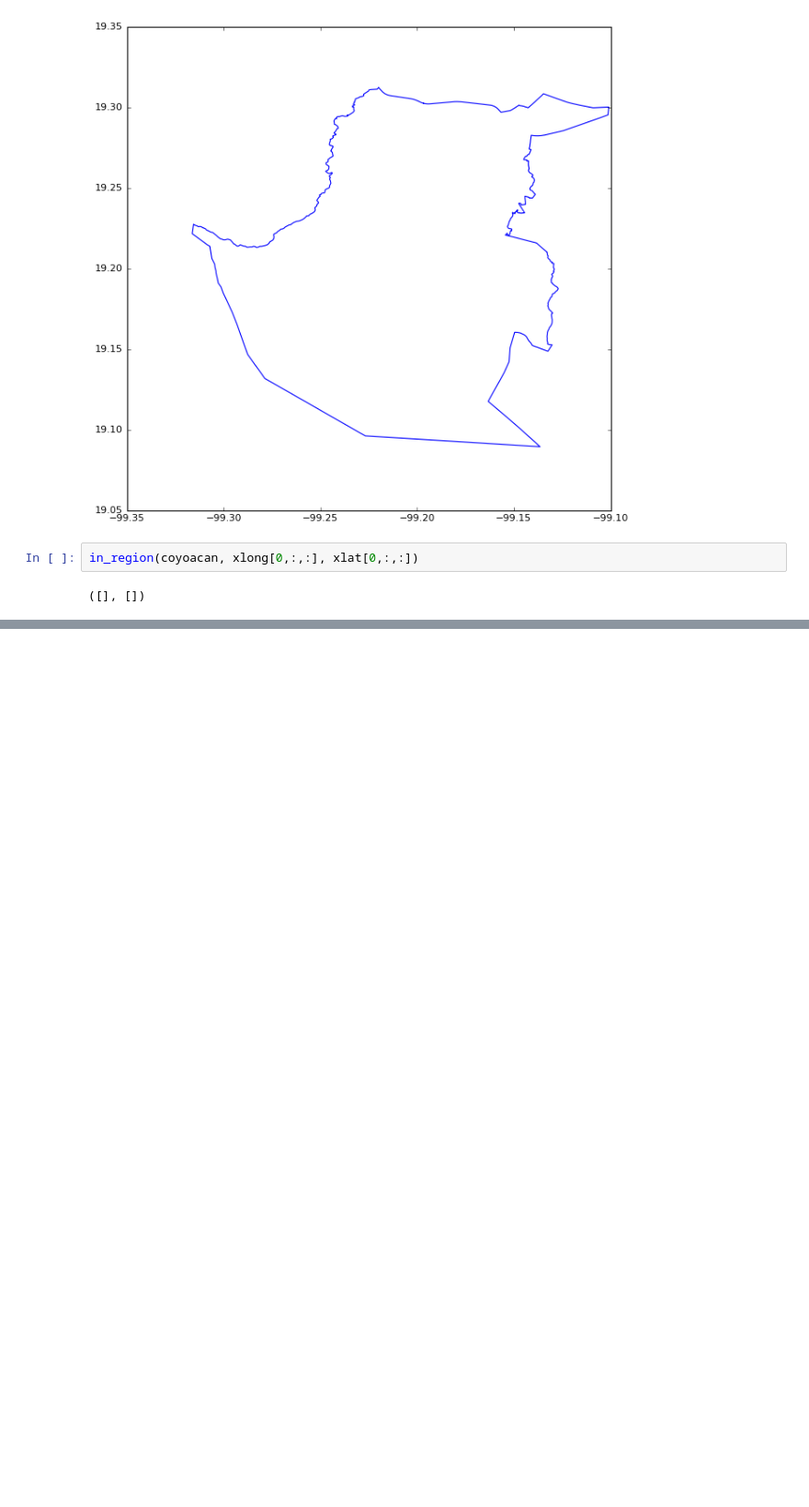
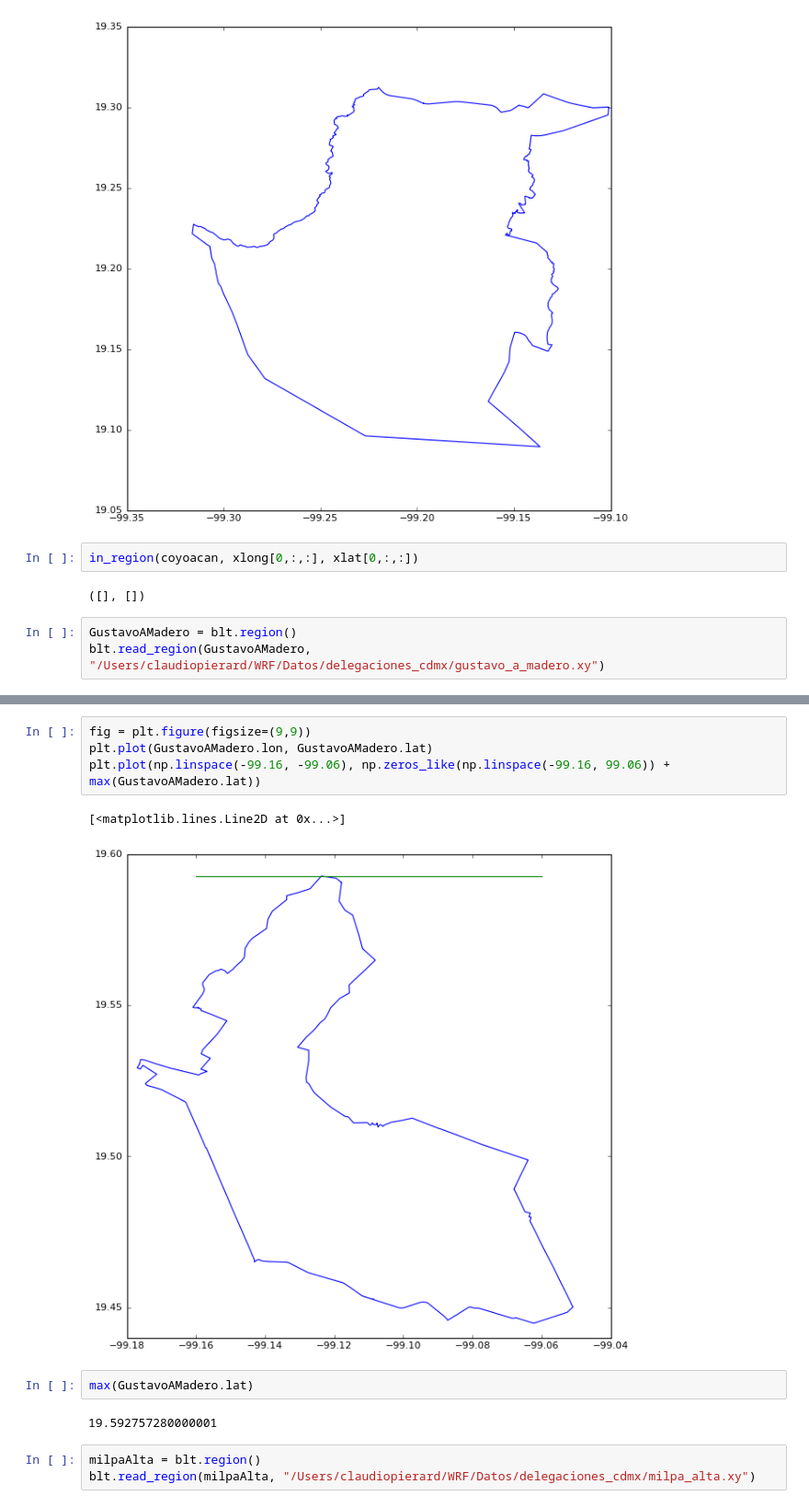
Before and after one commit to cpierard/capa_limite_WRF, a Jupyter notebook: Notebooks/puntos_de malla_en_delegaciones.ipynb, the cells around one changed output, grey strips where cells are left out. Shown: that part at 92% size. Saved outputs shown, nothing was run; the diff lists cells and outputs as text; blank space fills up the shorter version.

```diff
--- a/Notebooks/puntos_de malla_en_delegaciones.ipynb
+++ b/Notebooks/puntos_de malla_en_delegaciones.ipynb
@@ -160,3 +160,6 @@ IndexError: list index out of range
 in_region(coyoacan, xlong[0,:,:], xlat[0,:,:])
 # %% [output]
 ([], [])
+# %%
+GustavoAMadero = blt.region()
+blt.read_region(GustavoAMadero, "/Users/claudiopierard/WRF/Datos/delegaciones_cdmx/gustavo_a_madero.xy")
@@ -162,0 +182,14 @@ in_region(coyoacan, xlong[0,:,:], xlat[0,:,:])
+# %%
+fig = plt.figure(figsize=(9,9))
+plt.plot(GustavoAMadero.lon, GustavoAMadero.lat)
+plt.plot(np.linspace(-99.16, -99.06), np.zeros_like(np.linspace(-99.16, 99.06)) + max(GustavoAMadero.lat))
+# %% [output]
+[<matplotlib.lines.Line2D at 0x...>]
+[figure, added]
+# %%
+max(GustavoAMadero.lat)
+# %% [output]
+19.592757280000001
+# %%
+milpaAlta = blt.region()
+blt.read_region(milpaAlta, "/Users/claudiopierard/WRF/Datos/delegaciones_cdmx/milpa_alta.xy")
```
Also changed, not shown: parts of 10 cells of this notebook, 11 other files.
